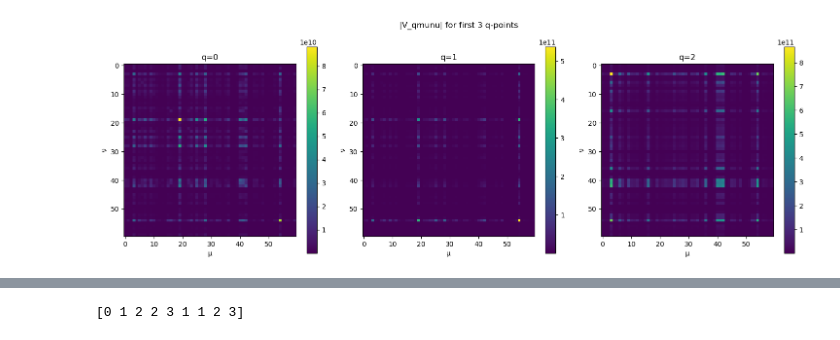
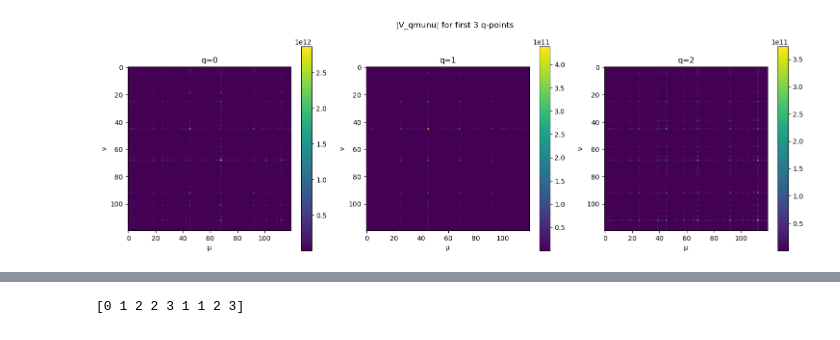
Before and after one commit to jackmcarthur/isdf_cohsex, a Jupyter notebook: debugarrays.ipynb, the cells around one changed output, grey strips where cells are left out. Drawn from its saved outputs; the diff is of its cells as text; code cells hidden in the pictures.

```diff
--- a/debugarrays.ipynb
+++ b/debugarrays.ipynb
@@ -23,15 +43,15 @@ V_qmunu, Gkval_mu_nu, psi_l_rmu, psi_r_rmu, sigma_munu, sigma_ij = load_debug_ar
 # %%
 fig, axes = plt.subplots(1, 3, figsize=(15, 5))
 fig.suptitle('|V_qmunu| for first 3 q-points')
 
 for i in range(3):
-    im = axes[i].imshow(np.abs(V_qmunu[i,:60,:60]), cmap='viridis')
+    im = axes[i].imshow(np.abs(V_qmunu[i,:120,:120]), cmap='viridis')
     axes[i].set_title(f'q={i}')
     plt.colorbar(im, ax=axes[i])
     axes[i].set_xlabel('μ')
     axes[i].set_ylabel('ν')
 
 plt.tight_layout()
 plt.show()
 # %% [output]
-[figure, old version]
+[figure, new version]
```
Also changed, not shown: parts of 6 cells of this notebook, 10 other files.
